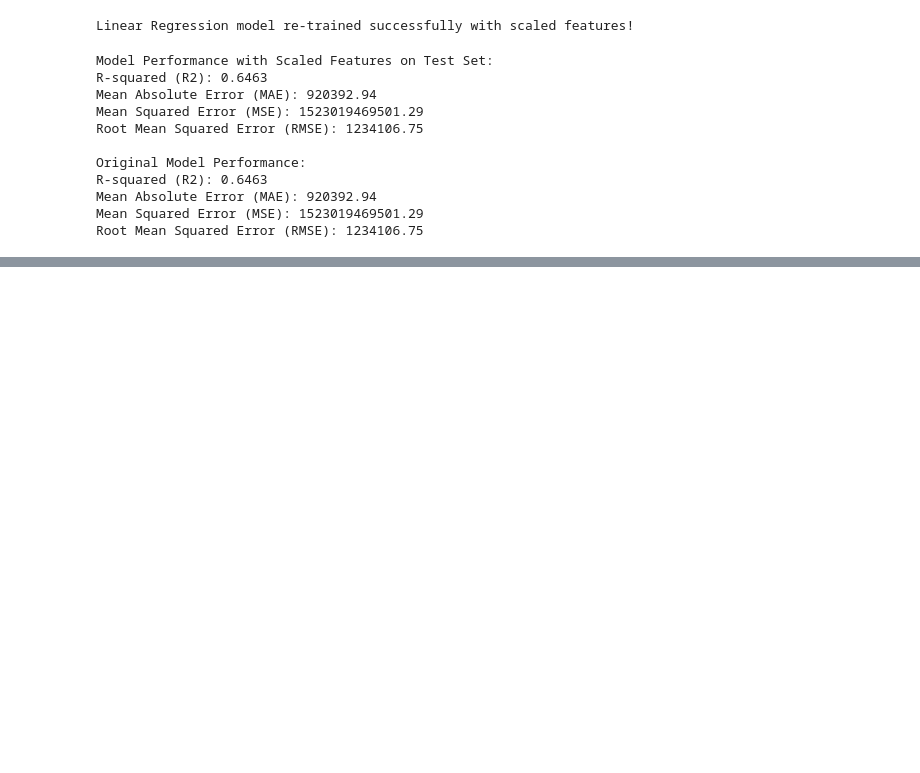
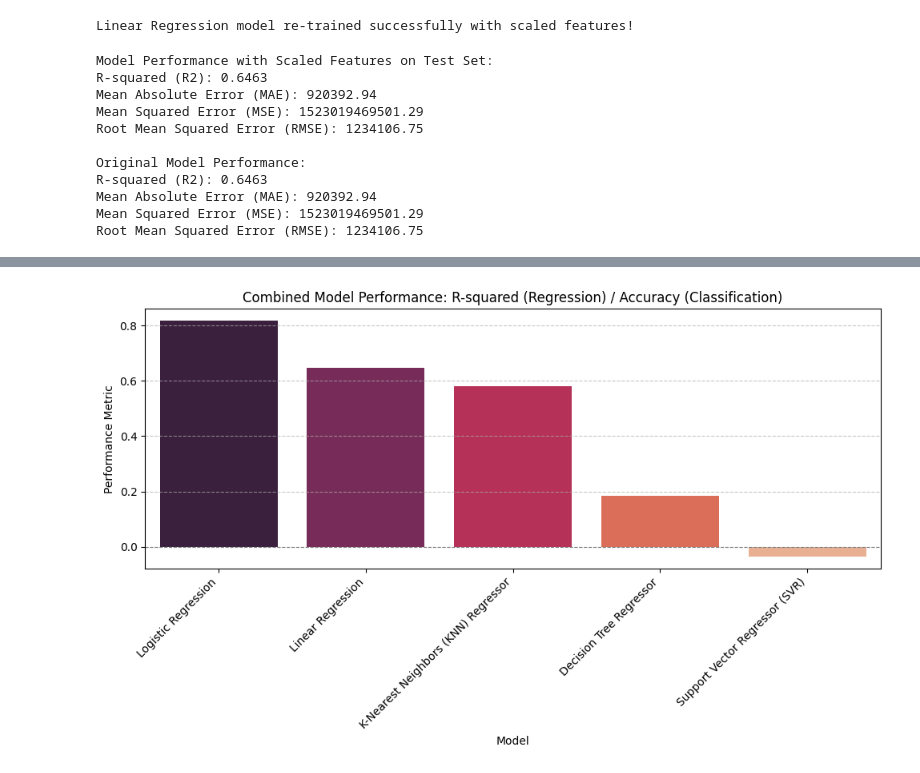
Before and after one commit to manavsharma111/Machine-Learning, a Jupyter notebook: House_price.ipynb, the cells around one changed output, grey strips where cells are left out. Cells and saved outputs as stored; diff of their text form; code cells hidden in the pictures; blank space fills up the shorter version.

```diff
--- a/House_price.ipynb
+++ b/House_price.ipynb
@@ -307,0 +625,33 @@ Root Mean Squared Error (RMSE): 1234106.75
+# %%
+import matplotlib.pyplot as plt
+import seaborn as sns
+import pandas as pd
+
+# Create a dictionary to hold the primary performance metric for each model
+combined_performance = {}
+
+for model_name, metrics in model_performance.items():
+    if 'R-squared (R2)' in metrics: # For regression models
+        combined_performance[model_name] = metrics['R-squared (R2)']
+    elif 'Accuracy' in metrics: # For classification model
+        combined_performance[model_name] = metrics['Accuracy']
+
+# Convert the dictionary to a DataFrame
+df_combined_performance = pd.DataFrame.from_dict(combined_performance, orient='index', columns=['Performance'])
+
+# Sort for better visualization (higher is generally better for R2 and Accuracy)
+df_combined_performance = df_combined_performance.sort_values(by='Performance', ascending=False)
+
+plt.figure(figsize=(10, 6))
+sns.barplot(x=df_combined_performance.index, y='Performance', data=df_combined_performance, palette='rocket')
+
+plt.title('Combined Model Performance: R-squared (Regression) / Accuracy (Classification)')
+plt.xlabel('Model')
+plt.ylabel('Performance Metric')
+plt.xticks(rotation=45, ha='right')
+plt.axhline(0, color='grey', linestyle='--', linewidth=0.8) # Add a line at 0 for context
+plt.grid(axis='y', linestyle='--', alpha=0.7)
+plt.tight_layout()
+plt.show()
+# %% [output]
+[figure, added]
```
Also changed, not shown: parts of 13 cells of this notebook.
